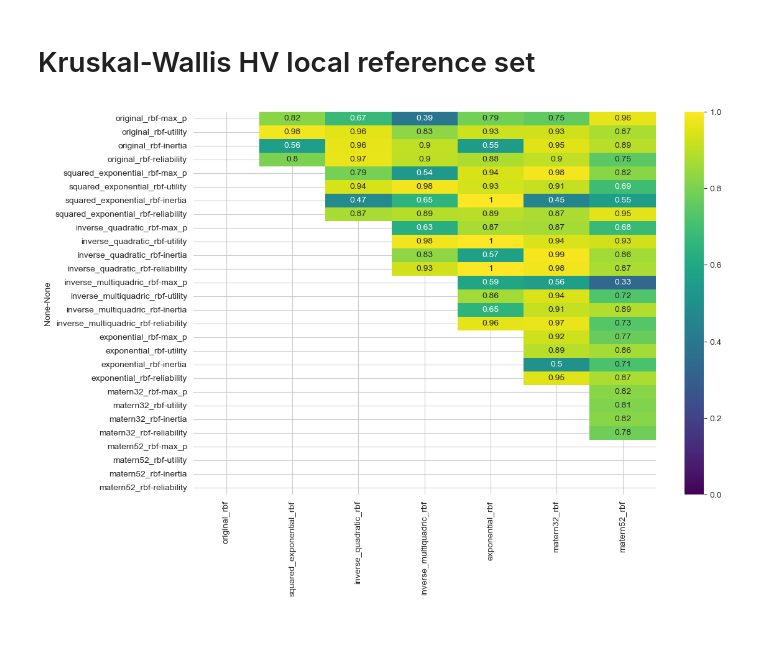
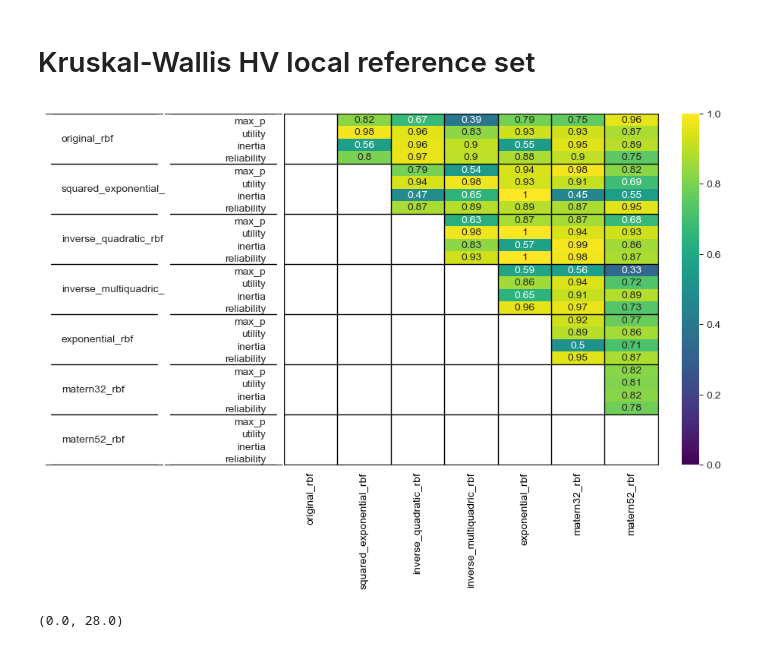
Before and after one commit to JazminZatarain/MUSEH2O, a Jupyter notebook: lake_problem/notebooks/13. Kruskal-Wallis.ipynb, the cells around one changed output. Saved outputs shown, nothing was run; the diff lists cells and outputs as text; code cells hidden in the pictures.

```diff
--- a/lake_problem/notebooks/13. Kruskal-Wallis.ipynb
+++ b/lake_problem/notebooks/13. Kruskal-Wallis.ipynb
@@ -65,11 +65,65 @@ for rbf_i, rbf_j in combinations:
 
 results= results.fillna(0)
 # %%
-fig, ax = plt.subplots()
+import matplotlib as mpl
 
-sns.heatmap(results, annot=True, cmap='viridis', ax=ax, mask=(results==0), vmin=0)
-# ax.set_aspect('equal')
+gs = mpl.gridspec.GridSpec(
+    1, 3, wspace=0.01, hspace=0.01, width_ratios=[1, 1, 4]
+)
+
+sns.set_style('white')
+
+fig = plt.figure(figsize=(12,6))
+
+ax1 =  fig.add_subplot(gs[0, 0])
+ax2 =  fig.add_subplot(gs[0, 1])
+ax3 =  fig.add_subplot(gs[0, 2])
+
+ax1.set_ylim(ymin=0, ymax=28)
+ax2.set_ylim(ymin=0, ymax=28)
+
+for ax in [ax1, ax2]:
+    for spine in ['left', 'right']:
+        ax.spines[spine].set_color("white")
+    ax.set_xticks([])
+    ax.set_yticks([])
+
+
+# y labels rbfs
+for i, rbf in enumerate([rbf.__name__ for rbf in rbfs[::-1]]):
+    ax1.text(0.1, (i*4)+2, rbf, va='center')
+
+    # y labels outcomes
+    for j, obj in enumerate(objectives[::-1]):
+        ax2.text(0.9, (i*4)+(j), obj, va='bottom', ha='right')
+
+
+sns.heatmap(results, annot=True, cmap='viridis', ax=ax3, mask=(results==0), vmin=0)
+
+for i in range(0, 4*(len(rbfs)+1), 4):
+    ax3.plot([0, 7], [i, i], lw=1, color="black")
+    ax1.plot([0, 1], [i, i], lw=1, color="black")
+    ax2.plot([0, 1], [i, i], lw=1, color="black")
+
+for i in range(0, (len(rbfs)+1)):
+
+
+    ax3.plot([i, i], [0, 28], lw=1, color="black")
+
+ax3.tick_params(axis='x', colors='black')
+
+ax3.spines['bottom'].set_visible(True)
+ax3.spines['right'].set_visible(True)
+ax3.set_yticks([])
+ax3.set_ylabel('')
+
+
+
 
 plt.show()
 # %% [output]
-[figure, old version]
+[figure, new version]
+# %%
+ax1.get_ylim()
+# %% [output]
+(0.0, 28.0)
```
Also changed, not shown: parts of 1 cell of this notebook.
